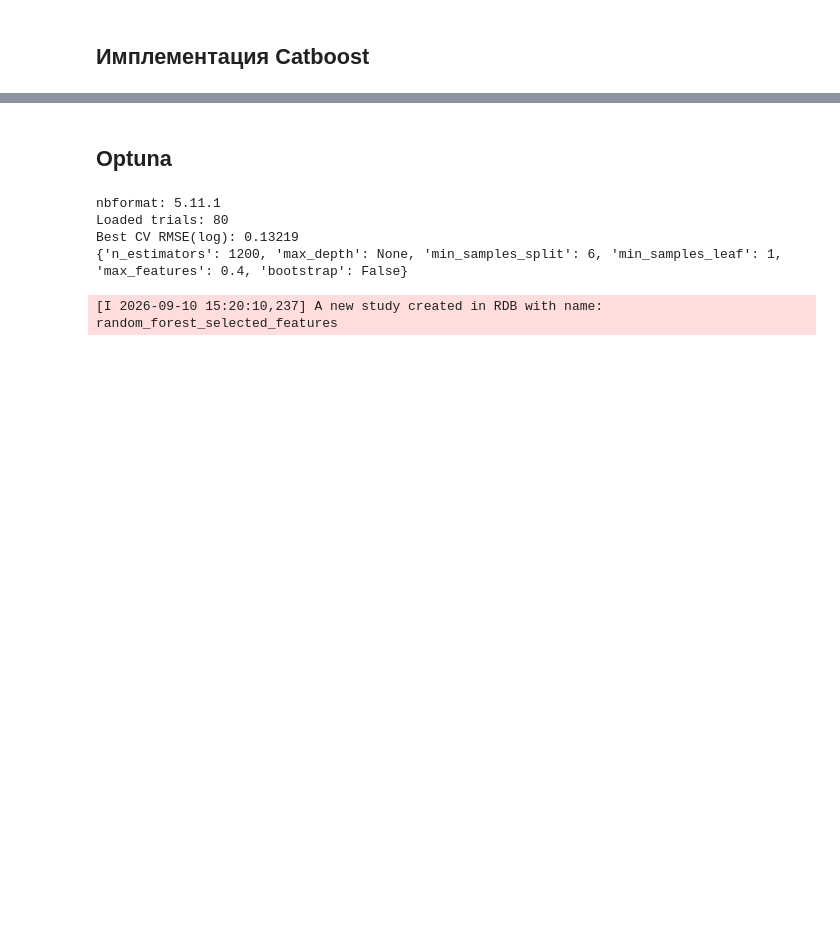
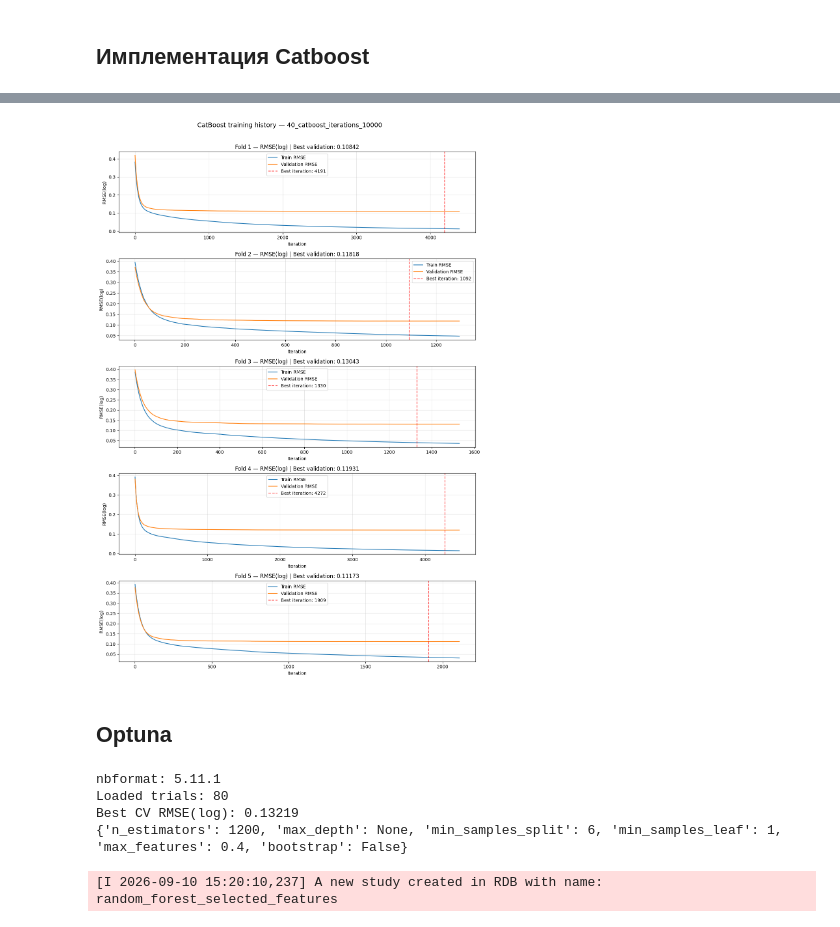
Before and after one commit to AntonUkhabin/House_Prices_Kaggle, a Jupyter notebook: draft.ipynb, the cells around one changed output, grey strips where cells are left out. Drawn from its saved outputs; the diff is of its cells as text; code cells hidden in the pictures; blank space fills up the shorter version.

```diff
--- a/draft.ipynb
+++ b/draft.ipynb
@@ -130,3 +590,68 @@ print(numerical_cols)
+# %%
+import json
+from pathlib import Path
+
+import matplotlib.pyplot as plt
+import numpy as np
+
+
+def plot_catboost_training_history(history_path, start_iteration=1):
+    '''Plot per-fold training and validation RMSE from a saved JSON history.'''
+
+    if start_iteration < 1:
+        raise ValueError('start_iteration must be positive.')
+
+    with Path(history_path).open('r', encoding='utf-8') as file:
+        history = json.load(file)
+
+    folds = history['folds']
+
+    if not folds:
+        raise ValueError('Training history contains no folds.')
+
+    figure, axes = plt.subplots(len(folds), 1, figsize=(12, 3.5 * len(folds)), squeeze=False)
+
+    for axis, fold_history in zip(axes[:, 0], folds):
+        train_rmse = np.asarray(fold_history['train_rmse'])
+        validation_rmse = np.asarray(fold_history['validation_rmse'])
+        iterations = np.arange(1, len(validation_rmse) + 1)
+
+        best_iteration = fold_history['best_iteration']
+        best_rmse = validation_rmse[best_iteration - 1]
+
+        # Zoom меняет только отображение: история и лучшая итерация остаются исходными.
+        visible = iterations >= start_iteration
+
+        if not visible.any():
+            axis.set_title(f'Fold {fold_history["fold"]} — training ended at iteration {len(iterations)}')
+            axis.text(0.5, 0.5, 'No iterations in the selected range', ha='center', va='center', transform=axis.transAxes)
+            continue
+
+        axis.plot(iterations[visible], train_rmse[visible], label='Train RMSE')
+        axis.plot(iterations[visible], validation_rmse[visible], label='Validation RMSE')
+
+        if best_iteration >= start_iteration:
+            axis.axvline(best_iteration, color='red', linestyle='--', alpha=0.7, label=f'Best iteration: {best_iteration}')
+
+        axis.set_title(f'Fold {fold_history["fold"]} — RMSE(log) | Best validation: {best_rmse:.5f}')
+        axis.set_xlabel('Iteration')
+        axis.set_ylabel('RMSE(log)')
+        axis.grid(alpha=0.3)
+        axis.legend()
+
+    figure.suptitle(f'CatBoost training history — {history["experiment_name"]}', fontsize=14)
+    figure.tight_layout(rect=(0, 0, 1, 0.97))
+
+    return figure
+
+
+history_path = Path('outputs/logs/training_history/40_catboost_iterations_10000.json')
+
+figure = plot_catboost_training_history(history_path)
+plt.show()
+plt.close(figure)
+# %% [output]
+[figure, added]
 # %% [markdown]
 ## Optuna
 # %%
```
Also changed, not shown: parts of 12 cells of this notebook, 4 other files.
